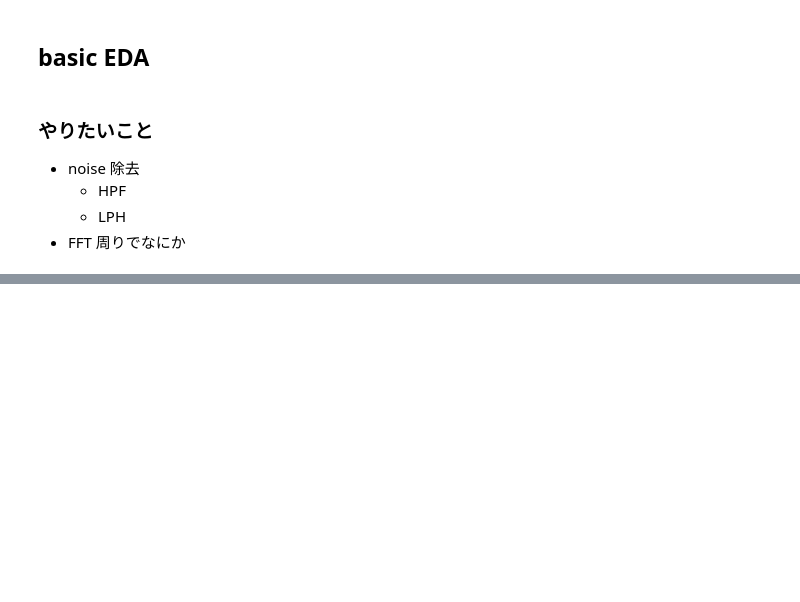
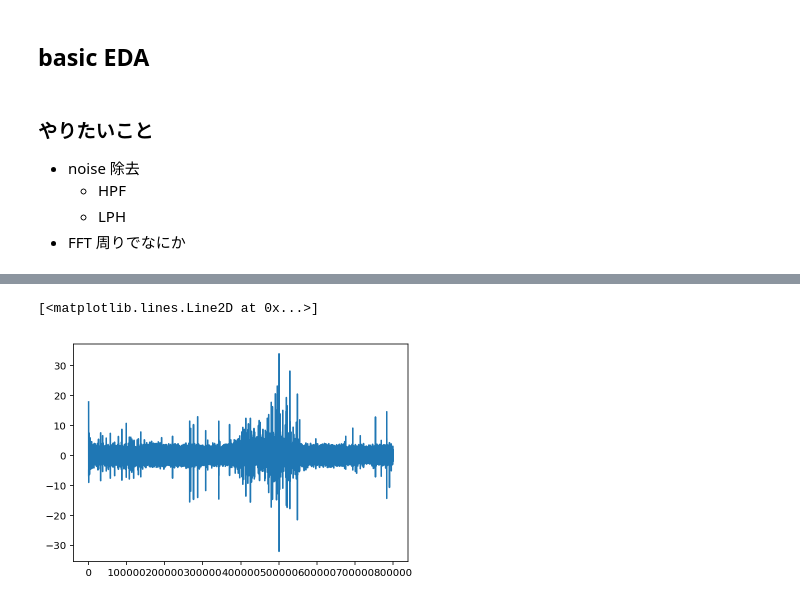
Before and after one commit to guchio3/kaggle-vsb, a Jupyter notebook: notebooks/e002_EDA.ipynb, the cells around one changed output, grey strips where cells are left out. Cells and saved outputs as stored; diff of their text form; code cells hidden in the pictures; blank space fills up the shorter version.

```diff
--- a/notebooks/e002_EDA.ipynb
+++ b/notebooks/e002_EDA.ipynb
@@ -173,0 +221,6 @@ pd.DataFrame(res[0])#.describe()
+# %%
+x_hp = add_high_pass_filter(trn_df[str(0)])
+plt.plot(x_hp)
+# %% [output]
+[<matplotlib.lines.Line2D at 0x...>]
+[figure, added]
```
Also changed, not shown: parts of 14 cells of this notebook, 3 other files.
